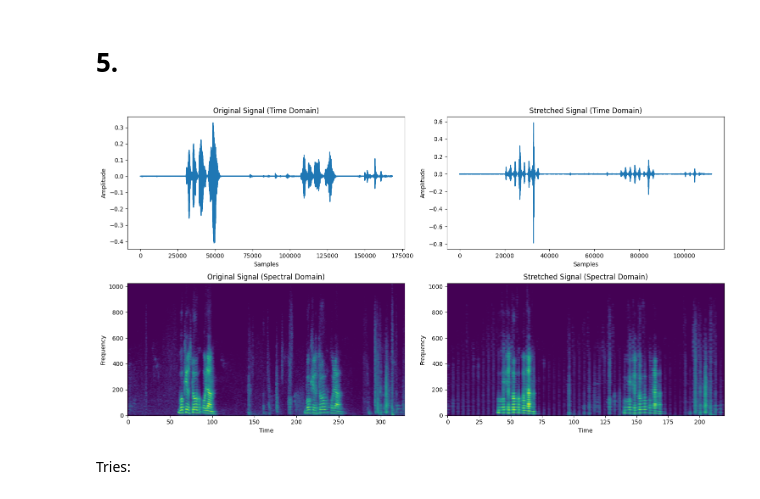
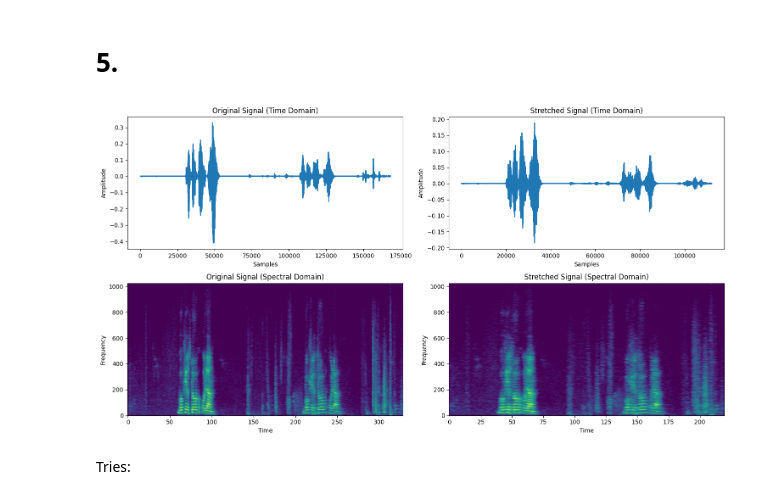
Before and after one commit to omertalmi5/first_assignment_audio_processing, a Jupyter notebook: paractical_assignment_with_question_5.ipynb, the cells around one changed output. Cells and saved outputs as stored; diff of their text form; code cells hidden in the pictures.

Commit message:
update calculating phase in question 5

```diff
--- a/paractical_assignment_with_question_5.ipynb
+++ b/paractical_assignment_with_question_5.ipynb
@@ -352,34 +352,27 @@ def phase_vocoder(y, sr, speed_factor=1.5):
     n_fft = 2048
     hop_length = n_fft // 4
 
-    stft_output = librosa.stft(y, n_fft=n_fft, hop_length=hop_length)
-    mag, phase = librosa.magphase(stft_output)
+    D = librosa.stft(y, n_fft=n_fft, hop_length=hop_length)
+    mag, phase = librosa.magphase(D)
 
-    time_steps = np.arange(0, stft_output.shape[1], speed_factor)
-    phase_advance = np.linspace(0, np.pi * hop_length, stft_output.shape[0])
+    time_steps = np.arange(0, D.shape[1], speed_factor)
+    new_D = np.zeros((D.shape[0], len(time_steps)), dtype=complex)
 
-    new_stft_output = np.zeros((stft_output.shape[0], len(time_steps)), dtype=complex)
+    phase_acc = np.angle(D[:, 0])
 
-    # Phase accumulator
-    phase_acc = np.angle(stft_output[:, 0])
-
-    for frame_index, step in enumerate(time_steps):
-        if frame_index == len(time_steps) - 1:
+    for i, step in enumerate(time_steps):
+        if i == len(time_steps) - 1:
             break
 
-        frame = int(step)
-        new_stft_output[:, frame_index] = mag[:, frame]
+        curr_frame = int(step)
+        next_frame = min(curr_frame + 1, D.shape[1] - 1)
 
-        # Accumulate phase
-        phase_acc += phase_advance
+        phase_diff = np.angle(D[:, next_frame]) - np.angle(D[:, curr_frame])
+        phase_rate = phase_diff / speed_factor
+        phase_acc += phase_rate
+        new_D[:, i] = mag[:, curr_frame] * np.exp(1j * phase_acc)
 
-        # Apply phase
-        new_stft_output[:, frame_index] *= np.exp(1j * phase_acc)
-
-    output = librosa.istft(new_stft_output, hop_length=hop_length)
-
-    return output
-
+    return librosa.istft(new_D, hop_length=hop_length)
 
 processed_audio = phase_vocoder(audio_16kHz, 16000)
 
@@ -392,34 +385,34 @@ plt.plot(audio_16kHz)
 plt.title('Original Signal (Time Domain)')
 plt.xlabel('Samples')
 plt.ylabel('Amplitude')
 
 plt.subplot(2, 2, 2)
 plt.plot(processed_audio)
 plt.title('Stretched Signal (Time Domain)')
 plt.xlabel('Samples')
 plt.ylabel('Amplitude')
 
 D_original = librosa.stft(audio_16kHz)
 D_stretched = librosa.stft(processed_audio)
 
 plt.subplot(2, 2, 3)
 plt.imshow(librosa.amplitude_to_db(np.abs(D_original), ref=np.max),
            aspect='auto', origin='lower')
 plt.title('Original Signal (Spectral Domain)')
 plt.xlabel('Time')
 plt.ylabel('Frequency')
 
 plt.subplot(2, 2, 4)
 plt.imshow(librosa.amplitude_to_db(np.abs(D_stretched), ref=np.max),
            aspect='auto', origin='lower')
 plt.title('Stretched Signal (Spectral Domain)')
 plt.xlabel('Time')
 plt.ylabel('Frequency')
 
 plt.tight_layout()
 plt.show()
 # %% [output]
-[figure, old version]
+[figure, new version]
 # %% [markdown]
 Tries:
 # %%
```
Also changed, not shown: parts of 1 cell of this notebook, 1 other file.
